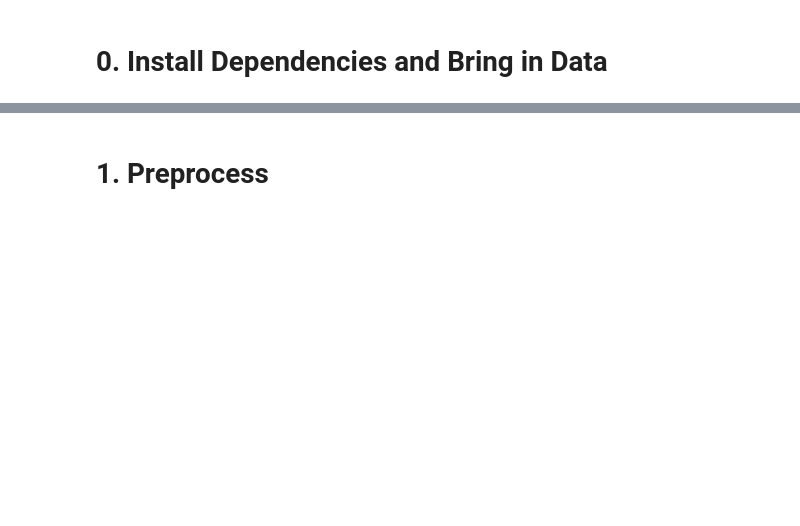
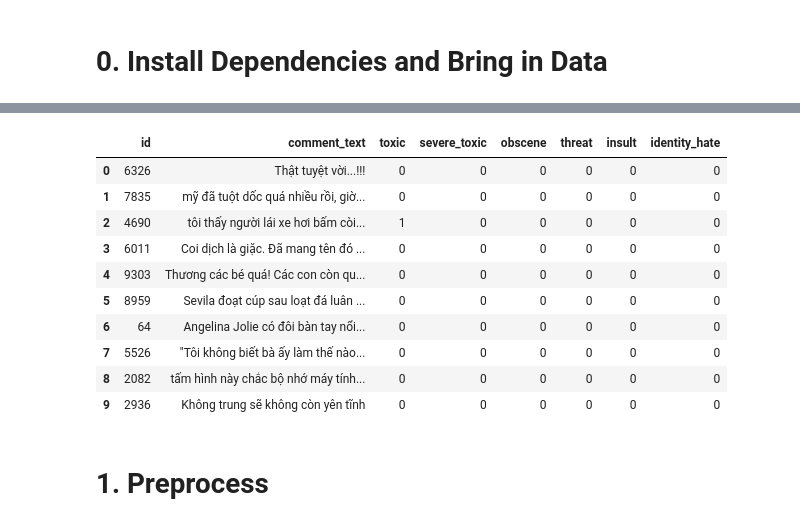
Before and after one commit to vtphuonng/bad_content_detection, a Jupyter notebook: Toxicity.ipynb, the cells around one changed output, grey strips where cells are left out. Saved outputs shown, nothing was run; the diff lists cells and outputs as text; code cells hidden in the pictures; blank space fills up the shorter version.

Commit message:
refactor(dataset): add vn comment dataset

```diff
--- a/Toxicity.ipynb
+++ b/Toxicity.ipynb
@@ -22,0 +28,13 @@ df.head()
+# %%
+df_main = pd.read_csv(os.path.join('data','train.csv', 'train.csv'))
+df_vi = pd.read_csv(os.path.join('data', 'train.csv','ViCTSD_train.csv'))
+df_vi = df_vi.rename(columns={"Unnamed: 0": "id", "Comment": "comment_text", "Toxicity": "toxic"})
+# %%
+common_columns = [col for col in df_vi.columns if col in df_main.columns]
+# %%
+new_df_filtered = df_vi[common_columns]
+
+# Add missing columns to new_df_filtered with default value 0
+for column in df_main.columns:
+    if column not in new_df_filtered.columns:
+        new_df_filtered[column] = 0
@@ -22,0 +52,16 @@ df.head()
+# %%
+# Reorder the columns in new_df_filtered to match the order in main_df
+new_df_filtered = new_df_filtered[df_main.columns]
+new_df_filtered.head(10)
+# %% [output]
+|  | id | comment_text | toxic | severe_toxic | obscene | threat | insult | identity_hate |
+| 0 | 6326 | Thật tuyệt vời...!!! | 0 | 0 | 0 | 0 | 0 | 0 |
+| 1 | 7835 | mỹ đã tuột dốc quá nhiều rồi, giờ... | 0 | 0 | 0 | 0 | 0 | 0 |
+| 2 | 4690 | tôi thấy người lái xe hơi bấm còi... | 1 | 0 | 0 | 0 | 0 | 0 |
+| 3 | 6011 | Coi dịch là giặc. Đã mang tên đó ... | 0 | 0 | 0 | 0 | 0 | 0 |
+| 4 | 9303 | Thương các bé quá! Các con còn qu... | 0 | 0 | 0 | 0 | 0 | 0 |
+| 5 | 8959 | Sevila đoạt cúp sau loạt đá luân ... | 0 | 0 | 0 | 0 | 0 | 0 |
+| 6 | 64 | Angelina Jolie có đôi bàn tay nổi... | 0 | 0 | 0 | 0 | 0 | 0 |
+| 7 | 5526 | "Tôi không biết bà ấy làm thế nào... | 0 | 0 | 0 | 0 | 0 | 0 |
+| 8 | 2082 | tấm hình này chắc bộ nhớ máy tính... | 0 | 0 | 0 | 0 | 0 | 0 |
+| 9 | 2936 | Không trung sẽ không còn yên tĩnh | 0 | 0 | 0 | 0 | 0 | 0 |
```
Also changed, not shown: parts of 29 cells of this notebook, 9 other files.
